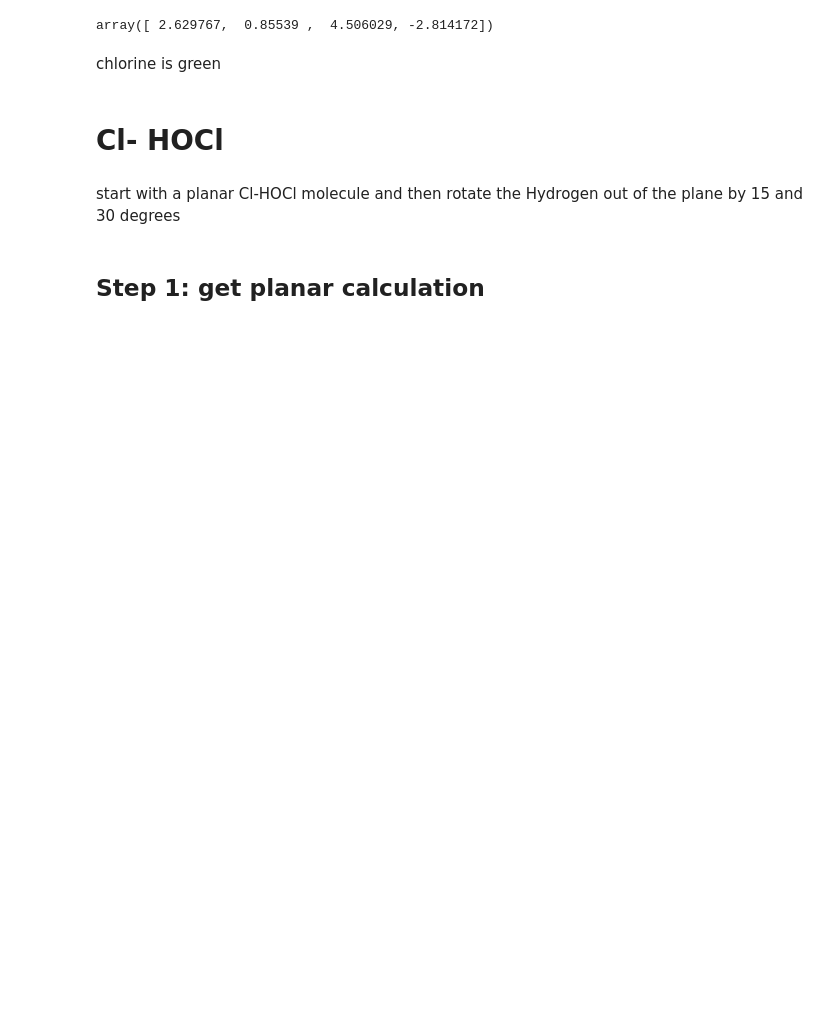
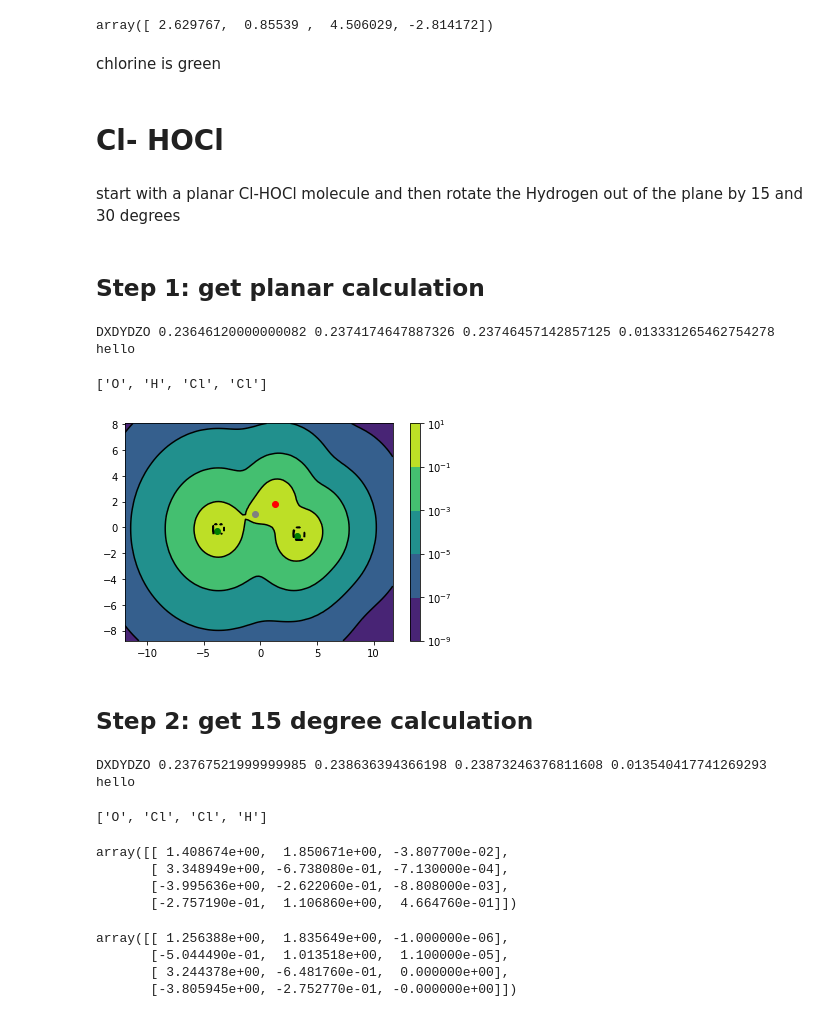
Before and after one commit to cgavinh/mccoy_hocl, a Jupyter notebook: ElectronDensity.ipynb, the cells around one changed output. Saved outputs shown, nothing was run; the diff lists cells and outputs as text; code cells hidden in the pictures; blank space fills up the shorter version.

```diff
--- a/ElectronDensity.ipynb
+++ b/ElectronDensity.ipynb
@@ -493,3 +495,59 @@ chlorine is green
 start with a planar Cl-HOCl molecule and then rotate the Hydrogen out of the plane by 15 and 30 degrees
 # %% [markdown]
 ## Step 1: get planar calculation
+# %%
+clhocl_tz = dc.cube(filename='cl_hocl_tz.cube')
+# %% [output]
+DXDYDZO 0.23646120000000082 0.2374174647887326 0.23746457142857125 0.013331265462754278
+hello
+# %%
+clhocl_tz.atmStr
+# %% [output]
+['O', 'H', 'Cl', 'Cl']
+# %%
+fig, ax = plt.subplots()
+CS = ax.contourf(clhocl_tz.cdsX,
+                 clhocl_tz.cdsY,
+                 (clhocl_tz.density[:,:,33] + clhocl_tz.density[:,:,34]).T,
+                 norm=LogNorm())
+C = ax.contour(clhocl_tz.cdsX,
+               clhocl_tz.cdsY,
+               (clhocl_tz.density[:,:,33] + clhocl_tz.density[:,:,34]).T,
+               norm=LogNorm(),
+               colors='k')
+fig.colorbar(CS)
+ax.scatter(clhocl_tz.atmAr[:,0][0], clhocl_tz.atmAr[:,1][0], color='red')
+ax.scatter(clhocl_tz.atmAr[:,0][1], clhocl_tz.atmAr[:,1][1], color='gray')
+ax.scatter(clhocl_tz.atmAr[:,0][2], clhocl_tz.atmAr[:,1][2], color='green')
+ax.scatter(clhocl_tz.atmAr[:,0][3], clhocl_tz.atmAr[:,1][3], color='green')
+#ax.clabel(CS, inline=True, fontsize=10)
+#ax.set_title('Simplest default with labels')
+#CS.colorbar()
+plt.show()
+# %% [output]
+[figure, added]
+# %% [markdown]
+## Step 2: get 15 degree calculation
+# %%
+clhocl_15 = dc.cube(filename='cl_hocl_15.cube')
+# %% [output]
+DXDYDZO 0.23767521999999985 0.238636394366198 0.23873246376811608 0.013540417741269293
+hello
+# %%
+clhocl_15.atmStr
+# %% [output]
+['O', 'Cl', 'Cl', 'H']
+# %%
+clhocl_15.atmAr
+# %% [output]
+array([[ 1.408674e+00,  1.850671e+00, -3.807700e-02],
+       [ 3.348949e+00, -6.738080e-01, -7.130000e-04],
+       [-3.995636e+00, -2.622060e-01, -8.808000e-03],
+       [-2.757190e-01,  1.106860e+00,  4.664760e-01]])
+# %%
+clhocl_tz.atmAr
+# %% [output]
+array([[ 1.256388e+00,  1.835649e+00, -1.000000e-06],
+       [-5.044490e-01,  1.013518e+00,  1.100000e-05],
+       [ 3.244378e+00, -6.481760e-01,  0.000000e+00],
+       [-3.805945e+00, -2.752770e-01, -0.000000e+00]])
```
Also changed, not shown: parts of 4 cells of this notebook, 1 other file.
